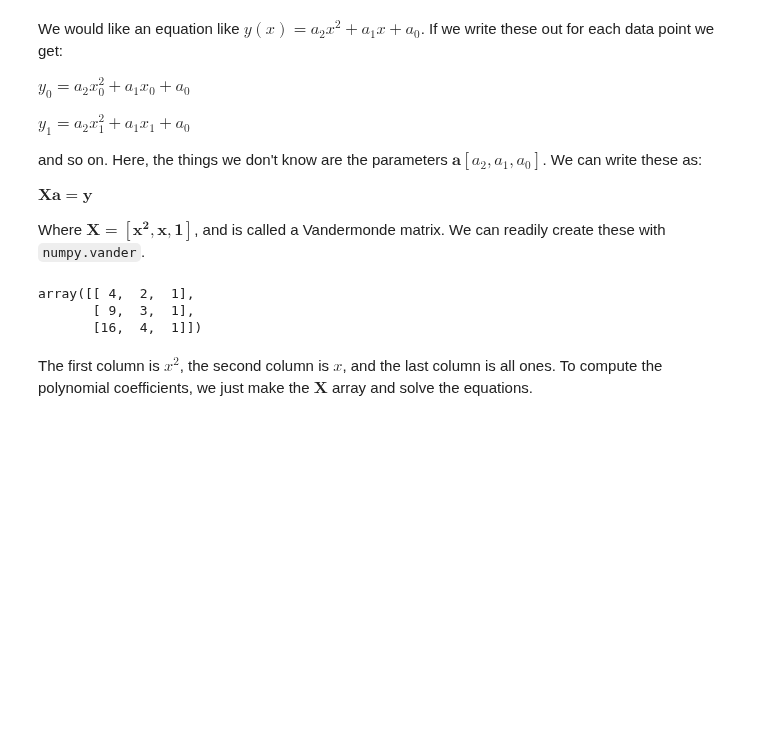
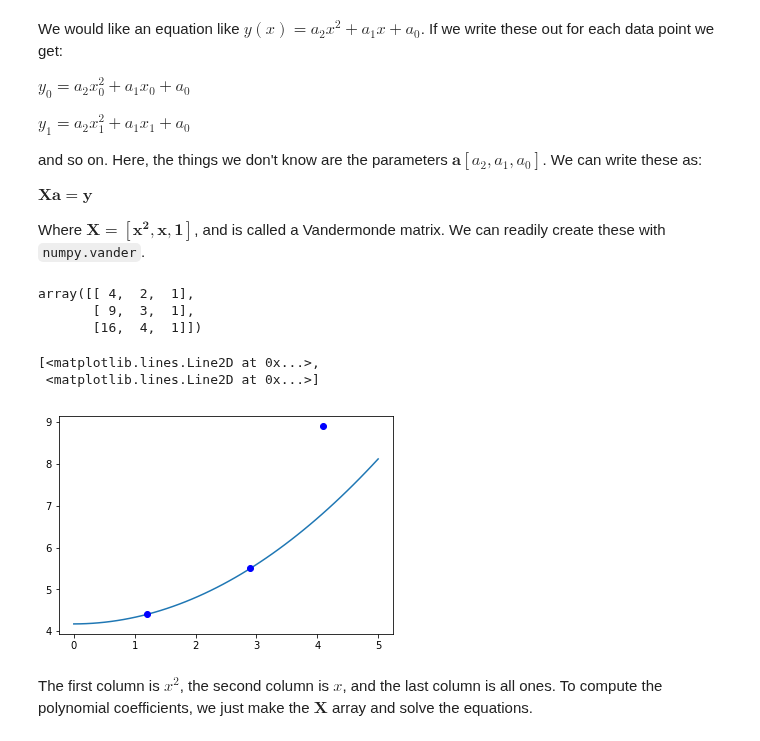
Before and after one commit to jkitchin/f18-06623, a Jupyter notebook: lectures/17-linear-algebra-2.ipynb, the cells around one changed output. Saved outputs shown, nothing was run; the diff lists cells and outputs as text; code cells hidden in the pictures; blank space fills up the shorter version.

```diff
--- a/lectures/17-linear-algebra-2.ipynb
+++ b/lectures/17-linear-algebra-2.ipynb
@@ -43,3 +45,16 @@ array([[ 4,  2,  1],
+# %%
+# You can build the X matrix by hand, which allows you to choose which pieces of the polynomial to include.
+x1 = x[0:2]
+X1 = np.stack([x1**2, x1**0], axis=1)
+p1 = np.linalg.solve(X1, y[0:2])
+
+x1fit = np.linspace(0, 5)
+y1fit = np.stack([x1fit**2, x1fit**0], axis=1) @ p1
+plt.plot(x1fit, y1fit, x, y, 'bo')
+# %% [output]
+[<matplotlib.lines.Line2D at 0x...>,
+ <matplotlib.lines.Line2D at 0x...>]
+[figure, added]
 # %% [markdown]
 The first column is $x^2$, the second column is $x$, and the last column is all ones. To compute the polynomial coefficients, we just make the $\mathbf{X}$ array and solve the equations.
 # %%
```
Also changed, not shown: parts of 30 cells of this notebook.
